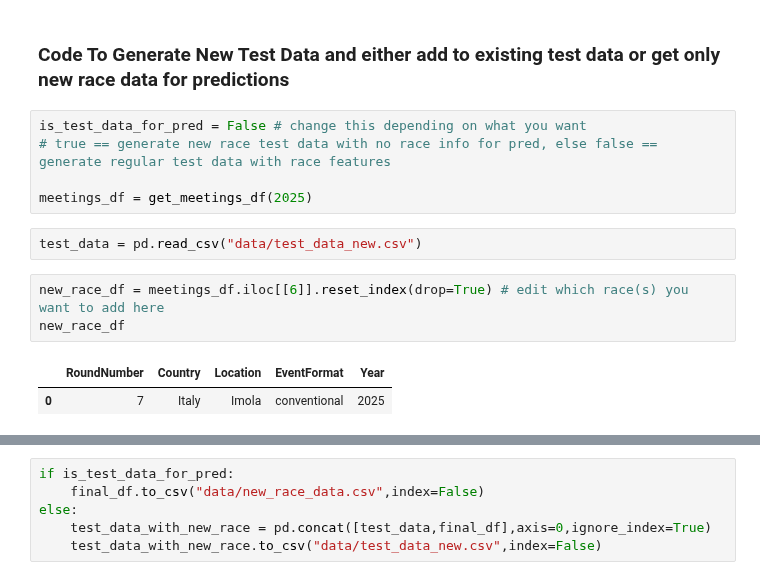
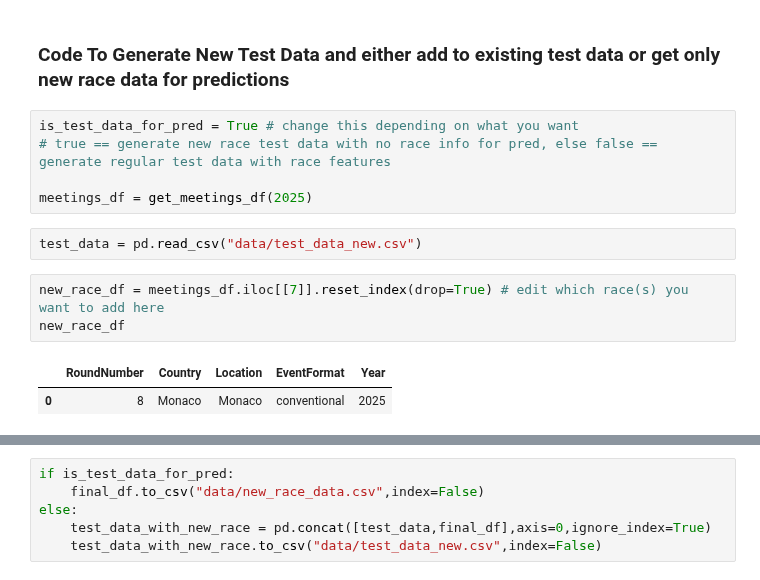
Before and after one commit to rohank36/f1, a Jupyter notebook: data.ipynb, the cells around one changed output, grey strips where cells are left out. Drawn from its saved outputs; the diff is of its cells as text.

```diff
--- a/data.ipynb
+++ b/data.ipynb
@@ -334,18 +334,18 @@ trn_data = pd.concat([trn_data,trn_data_2024], axis=0, ignore_index=True)
 # %% [markdown]
 ### Code To Generate New Test Data and either add to existing test data or get only new race data for predictions
 # %%
-is_test_data_for_pred = False # change this depending on what you want
+is_test_data_for_pred = True # change this depending on what you want
 # true == generate new race test data with no race info for pred, else false == generate regular test data with race features
 
 meetings_df = get_meetings_df(2025)
 # %%
 test_data = pd.read_csv("data/test_data_new.csv")
 # %%
-new_race_df = meetings_df.iloc[[6]].reset_index(drop=True) # edit which race(s) you want to add here
+new_race_df = meetings_df.iloc[[7]].reset_index(drop=True) # edit which race(s) you want to add here
 new_race_df
 # %% [output]
 |  | RoundNumber | Country | Location | EventFormat | Year |
-| 0 | 7 | Italy | Imola | conventional | 2025 |
+| 0 | 8 | Monaco | Monaco | conventional | 2025 |
 # %%
 final_df = get_data(new_race_df,is_test_data_for_pred)
 # %% [output]
```
Also changed, not shown: parts of 2 cells of this notebook, 8 other files.
